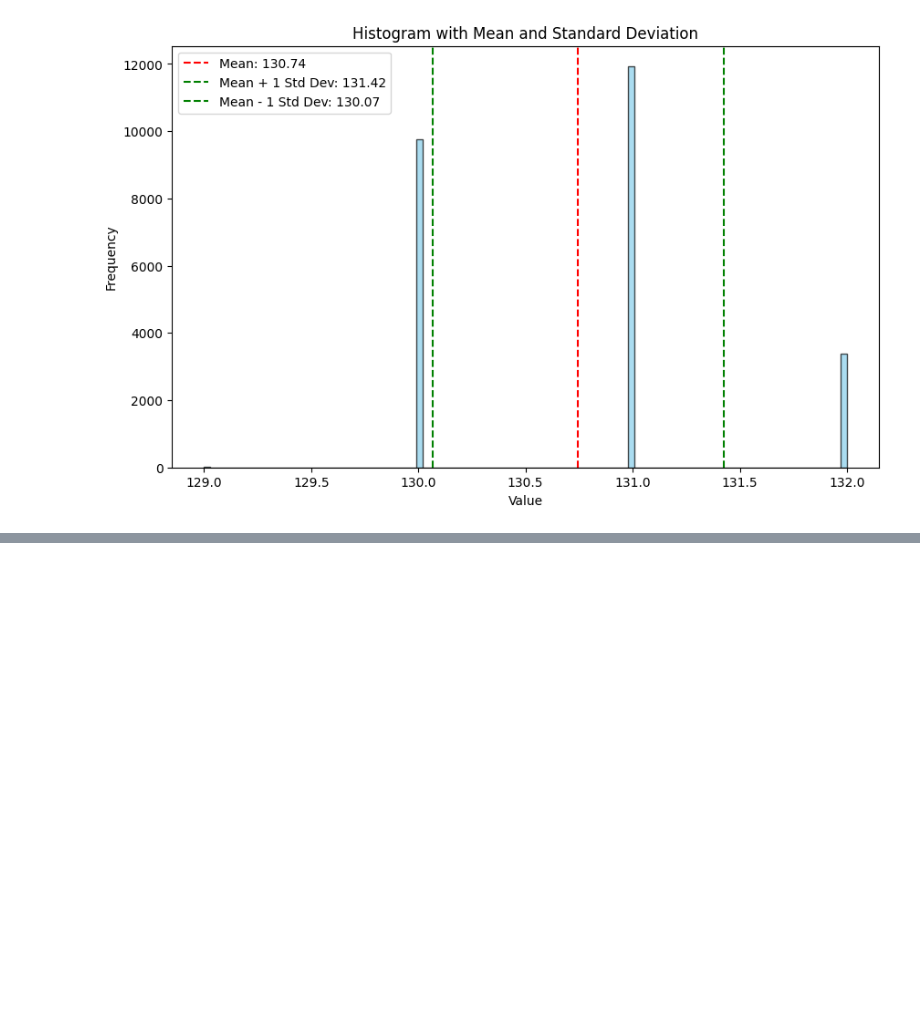
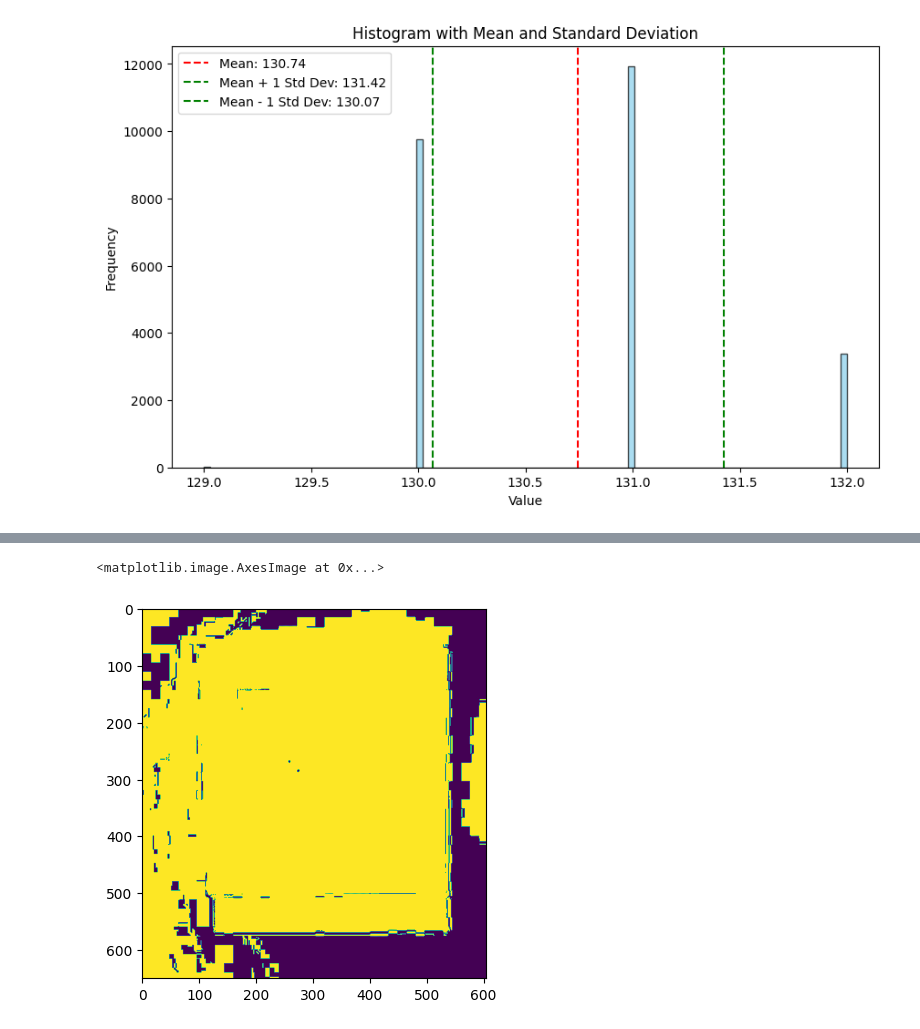
Before and after one commit to MCV-2024-C1-Project/Team7, a Jupyter notebook: segmentation.ipynb, the cells around one changed output, grey strips where cells are left out. Cells and saved outputs as stored; diff of their text form; code cells hidden in the pictures; blank space fills up the shorter version.

```diff
--- a/segmentation.ipynb
+++ b/segmentation.ipynb
@@ -198,9 +199,2 @@ plot_histogram_with_mean_std(border_pixels)
 # %% [output]
 [figure]
-# %%
-img = images[0]
-
-# Example usage
-border_pixels, border_pixels_2 = read_border_pixels(img)
-hist_channel_1, hist_channel_2, bins_1, bins_2 = compute_histograms(border_pixels, border_pixels_2)
-plot_histogram_with_mean_std(border_pixels_2)
@@ -208,0 +201,2 @@ plot_histogram_with_mean_std(border_pixels_2)
+# %%
+mean2, std2 = plot_histogram_with_mean_std(border_pixels_2)
@@ -208,0 +214,9 @@ plot_histogram_with_mean_std(border_pixels_2)
+# %%
+reconstr2 = []
+for row in images[0][:,:,2]:
+    reconstr2.append(np.array([0 if x in range(np.floor(mean2-std2).astype(int),np.ceil(mean2+std2).astype(int)) else 256 for x in row]))
+# %%
+plt.imshow(reconstr2)
+# %% [output]
+<matplotlib.image.AxesImage at 0x...>
+[figure, added]
```
Also changed, not shown: parts of 6 cells of this notebook.
